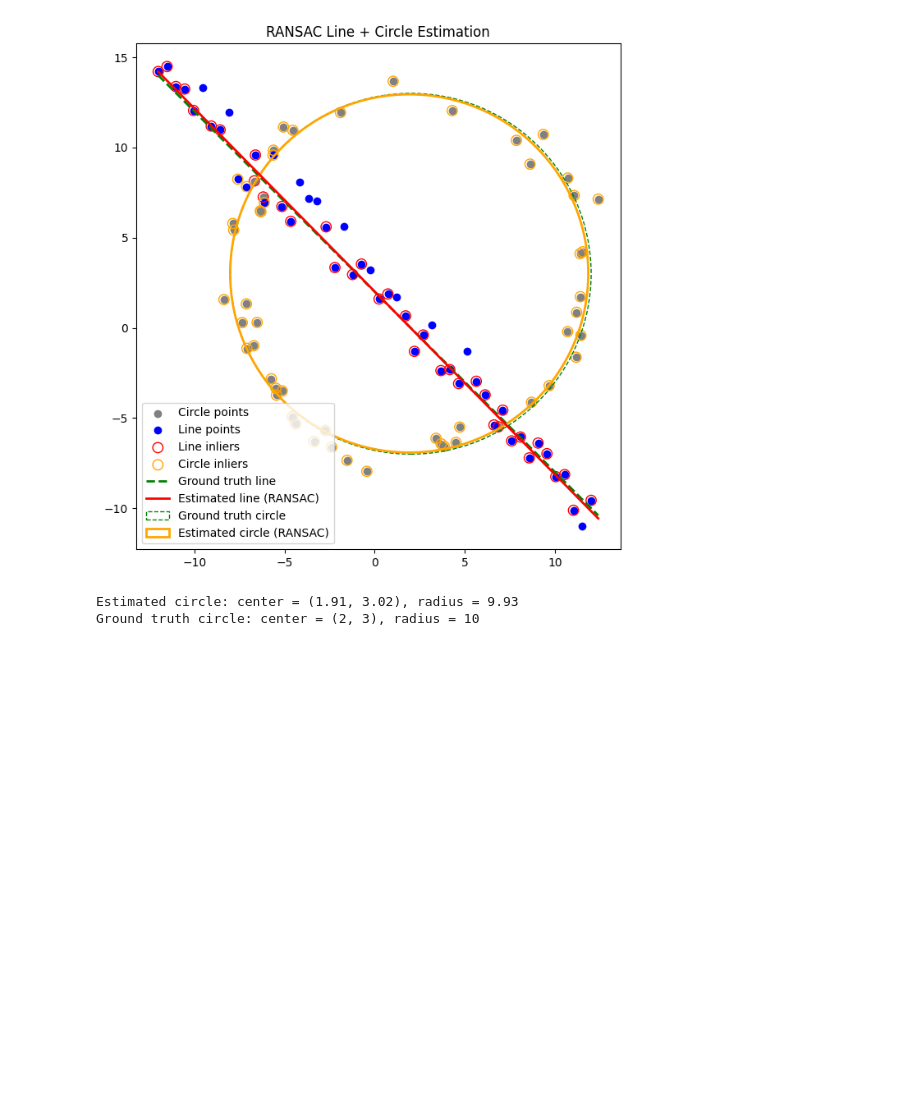
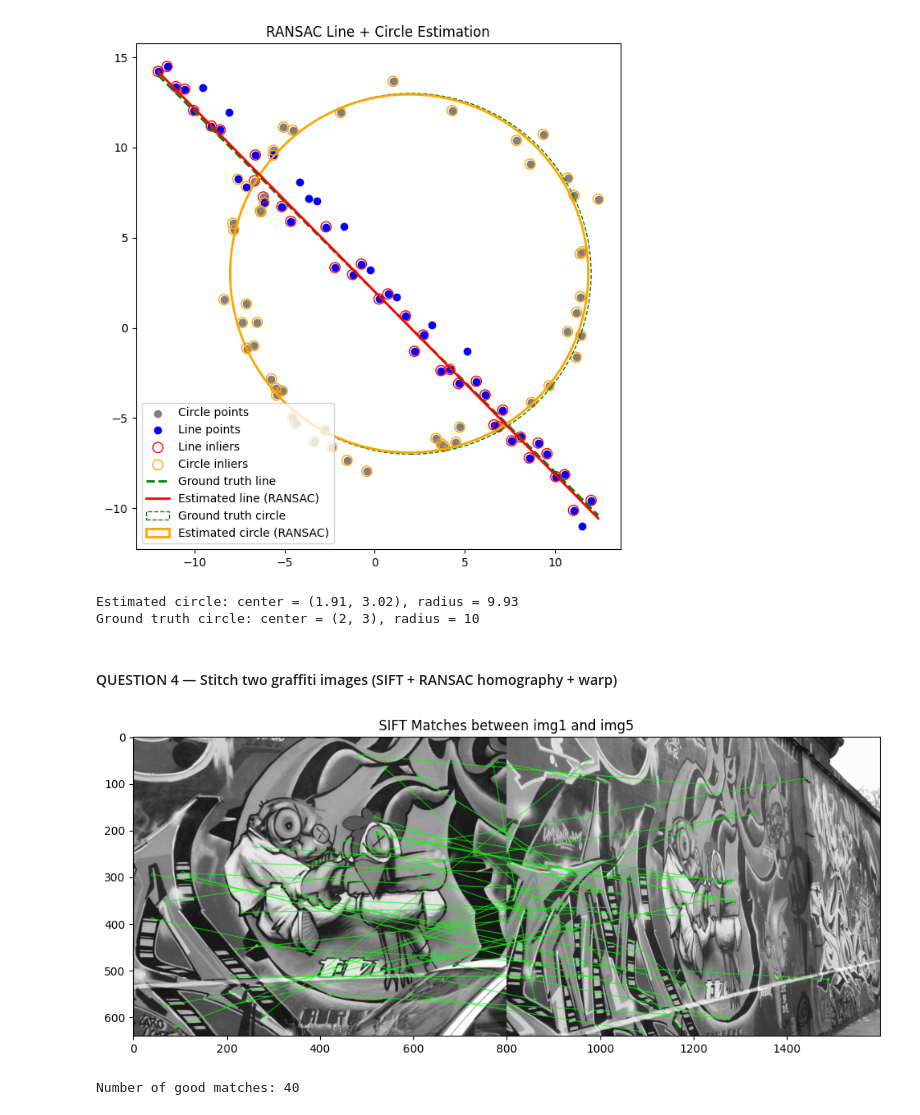
Before and after one commit to HansaniKaumadi/EN3160, a Jupyter notebook: assignment2/assignment2.ipynb, the cells around one changed output. Drawn from its saved outputs; the diff is of its cells as text; code cells hidden in the pictures; blank space fills up the shorter version.

Commit message:
q4 found matches

```diff
--- a/assignment2/assignment2.ipynb
+++ b/assignment2/assignment2.ipynb
@@ -326,3 +326,50 @@ print(f"Ground truth circle: center = ({x0_gt}, {y0_gt}), radius = {r}")
 [figure]
 Estimated circle: center = (1.91, 3.02), radius = 9.93
 Ground truth circle: center = (2, 3), radius = 10
+# %% [markdown]
+#### QUESTION 4 — Stitch two graffiti images (SIFT + RANSAC homography + warp)
+# %%
+import numpy as np
+import cv2 as cv
+import matplotlib.pyplot as plt
+
+# Load images (grayscale)
+img1 = cv.imread('/content/drive/My Drive/images/img1.ppm', cv.IMREAD_GRAYSCALE)
+img5 = cv.imread('/content/drive/My Drive/images/img5.ppm', cv.IMREAD_GRAYSCALE)
+
+# Create SIFT detector
+sift = cv.SIFT_create()
+
+# Detect keypoints and compute descriptors
+kp1, des1 = sift.detectAndCompute(img1, None)
+kp5, des5 = sift.detectAndCompute(img5, None)
+
+# FLANN parameters
+FLANN_INDEX_KDTREE = 1
+index_params = dict(algorithm=FLANN_INDEX_KDTREE, trees=5)
+search_params = dict(checks=50)
+flann = cv.FlannBasedMatcher(index_params, search_params)
+
+# Find matches using kNN
+matches = flann.knnMatch(des1, des5, k=2)
+
+# Lowe's ratio test
+good_matches = []
+for m, n in matches:
+    if m.distance < 0.7 * n.distance:
+        good_matches.append(m)
+
+# Draw matches
+img_matches = cv.drawMatches(img1, kp1, img5, kp5, good_matches, None,
+                             matchColor=(0, 255, 0), singlePointColor=(255, 0, 0),
+                             flags=cv.DrawMatchesFlags_NOT_DRAW_SINGLE_POINTS)
+
+plt.figure(figsize=(12,6))
+plt.imshow(img_matches)
+plt.title("SIFT Matches between img1 and img5")
+plt.show()
+
+print(f"Number of good matches: {len(good_matches)}")
+# %% [output]
+[figure, added]
+Number of good matches: 40
```
Also changed, not shown: parts of 2 cells of this notebook.
